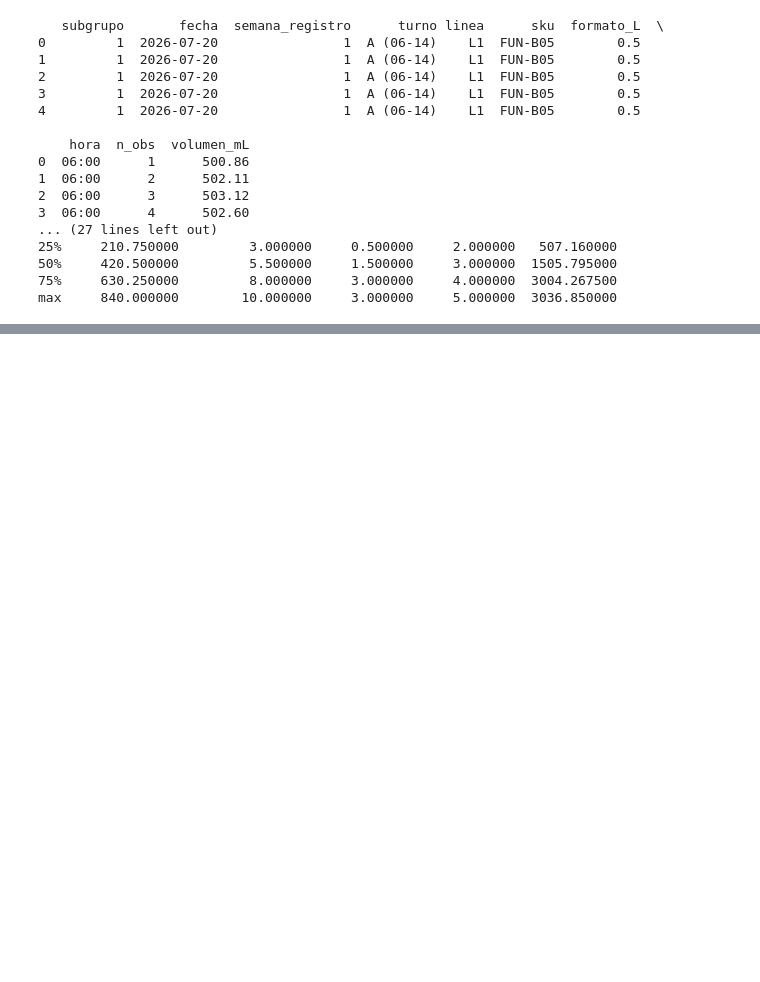
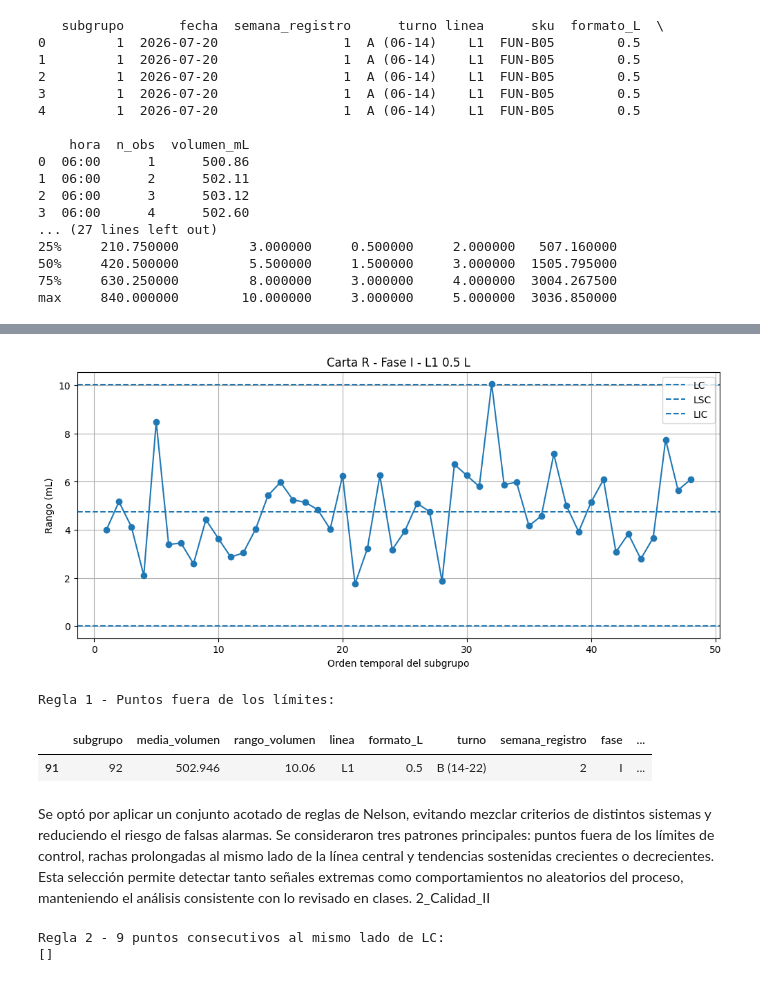
Before and after one commit to angelolucero-cloud/GO-Grupo-2, a Jupyter notebook: Parte_A_1_.ipynb, the cells around one changed output, grey strips where cells are left out. Cells and saved outputs as stored; diff of their text form; code cells hidden in the pictures; blank space fills up the shorter version.

```diff
--- a/Parte_A_1_.ipynb
+++ b/Parte_A_1_.ipynb
@@ -91,0 +461,70 @@ print(llenado.duplicated().sum())
+# %%
+# Crear orden consecutivo para los subgrupos de Fase I
+fase1_L1_05 = fase1_L1_05.copy()
+
+fase1_L1_05["orden"] = range(1, len(fase1_L1_05) + 1)
+# %%
+# Carta R - Fase I - L1 0.5 L
+
+plt.figure(figsize=(12, 5))
+
+plt.plot(
+    fase1_L1_05["orden"],
+    fase1_L1_05["rango_volumen"],
+    marker="o"
+)
+
+plt.axhline(LC_R, linestyle="--", label="LC")
+plt.axhline(LSC_R, linestyle="--", label="LSC")
+plt.axhline(LIC_R, linestyle="--", label="LIC")
+
+plt.xlabel("Orden temporal del subgrupo")
+plt.ylabel("Rango (mL)")
+plt.title("Carta R - Fase I - L1 0.5 L")
+
+plt.legend()
+plt.grid()
+
+plt.show()
+# %% [output]
+[figure, added]
+# %%
+# Regla 1: punto fuera de los límites de control
+
+regla1_R = fase1_L1_05[
+    (fase1_L1_05["rango_volumen"] > LSC_R) |
+    (fase1_L1_05["rango_volumen"] < LIC_R)
+]
+
+print("Regla 1 - Puntos fuera de los límites:")
+display(regla1_R)
+# %% [output]
+Regla 1 - Puntos fuera de los límites:
+|  | subgrupo | media_volumen | rango_volumen | linea | formato_L | turno | semana_registro | fase | ... |
+| 91 | 92 | 502.946 | 10.06 | L1 | 0.5 | B (14-22) | 2 | I | ... |
+# %% [markdown]
+Se optó por aplicar un conjunto acotado de reglas de Nelson, evitando mezclar criterios de distintos sistemas y reduciendo el riesgo de falsas alarmas. Se consideraron tres patrones principales: puntos fuera de los límites de control, rachas prolongadas al mismo lado de la línea central y tendencias sostenidas crecientes o decrecientes. Esta selección permite detectar tanto señales extremas como comportamientos no aleatorios del proceso, manteniendo el análisis consistente con lo revisado en clases. 2_Calidad_II
+# %%
+# Regla 2 de Nelson:
+# 9 puntos consecutivos al mismo lado de la línea central
+
+valores_R = fase1_L1_05["rango_volumen"].tolist()
+subgrupos_R = fase1_L1_05["subgrupo"].tolist()
+
+senales_regla2 = []
+
+for i in range(len(valores_R) - 8):
+
+    grupo = valores_R[i:i+9]
+
+    todos_arriba = all(valor > LC_R for valor in grupo)
+    todos_abajo = all(valor < LC_R for valor in grupo)
+
+    if todos_arriba or todos_abajo:
+        senales_regla2.append(subgrupos_R[i:i+9])
+
+print("Regla 2 - 9 puntos consecutivos al mismo lado de LC:")
+print(senales_regla2)
+# %% [output]
+Regla 2 - 9 puntos consecutivos al mismo lado de LC:
+[]
```
Also changed, not shown: parts of 102 cells of this notebook.
